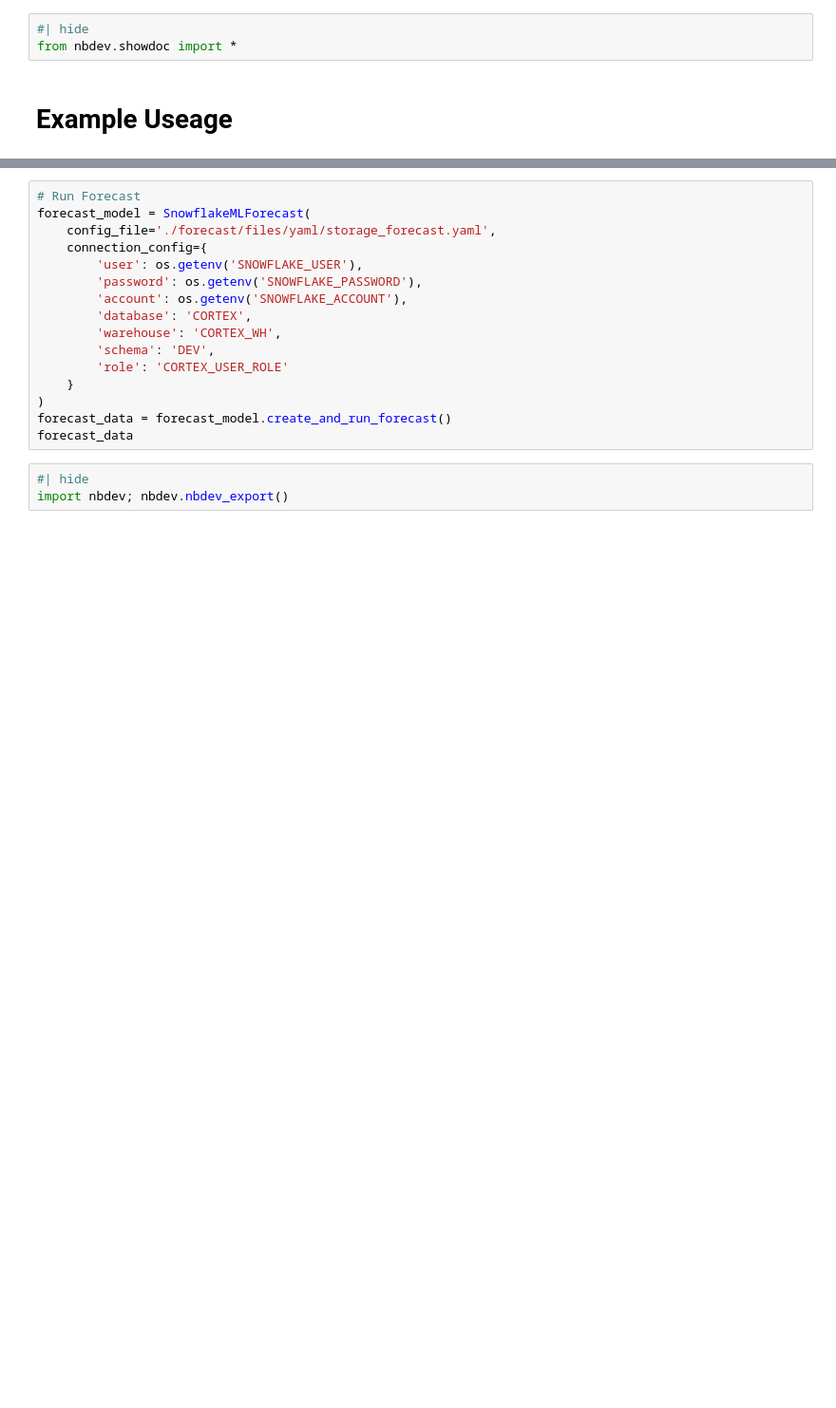
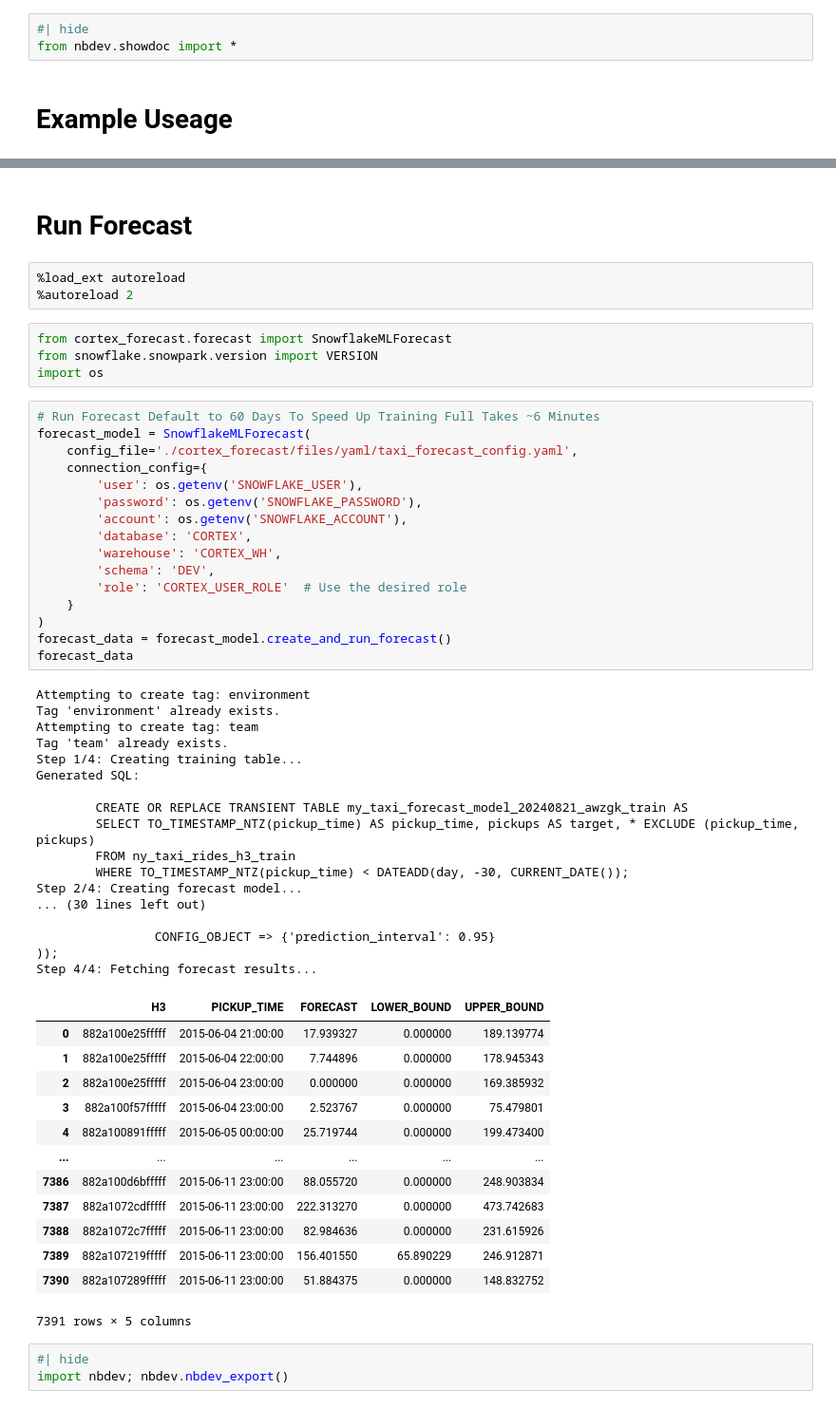
Before and after one commit to sfc-gh-jdemlow/cortex_forecast, a Jupyter notebook: docs/forecast_taxi_example.ipynb, the cells around one changed output, grey strips where cells are left out. Shown at 95% size. Drawn from its saved outputs; the diff is of its cells as text; blank space fills up the shorter version.

```diff
--- a/docs/forecast_taxi_example.ipynb
+++ b/docs/forecast_taxi_example.ipynb
@@ -81,19 +104,59 @@ Step 4/4: Fetching forecast results...
+# %% [markdown]
+# Run Forecast
+# %%
+%load_ext autoreload
+%autoreload 2
+# %%
+from cortex_forecast.forecast import SnowflakeMLForecast
+from snowflake.snowpark.version import VERSION
+import os
 # %%
-# Run Forecast
+# Run Forecast Default to 60 Days To Speed Up Training Full Takes ~6 Minutes
 forecast_model = SnowflakeMLForecast(
-    config_file='./forecast/files/yaml/storage_forecast.yaml',
+    config_file='./cortex_forecast/files/yaml/taxi_forecast_config.yaml',
     connection_config={
         'user': os.getenv('SNOWFLAKE_USER'),
         'password': os.getenv('SNOWFLAKE_PASSWORD'),
         'account': os.getenv('SNOWFLAKE_ACCOUNT'),
         'database': 'CORTEX',
         'warehouse': 'CORTEX_WH',
         'schema': 'DEV',
-        'role': 'CORTEX_USER_ROLE'
+        'role': 'CORTEX_USER_ROLE'  # Use the desired role
     }
 )
 forecast_data = forecast_model.create_and_run_forecast()
 forecast_data
+# %% [output]
+Attempting to create tag: environment
+Tag 'environment' already exists.
+Attempting to create tag: team
+Tag 'team' already exists.
+Step 1/4: Creating training table...
+Generated SQL:
+
+        CREATE OR REPLACE TRANSIENT TABLE my_taxi_forecast_model_20240821_awzgk_train AS
+        SELECT TO_TIMESTAMP_NTZ(pickup_time) AS pickup_time, pickups AS target, * EXCLUDE (pickup_time, pickups)
+        FROM ny_taxi_rides_h3_train
+        WHERE TO_TIMESTAMP_NTZ(pickup_time) < DATEADD(day, -30, CURRENT_DATE());
+Step 2/4: Creating forecast model...
+... (30 lines left out)
+
+                CONFIG_OBJECT => {'prediction_interval': 0.95}
+));
+Step 4/4: Fetching forecast results...
+|  | H3 | PICKUP_TIME | FORECAST | LOWER_BOUND | UPPER_BOUND |
+| 0 | 882a100e25fffff | 2015-06-04 21:00:00 | 17.939327 | 0.000000 | 189.139774 |
+| 1 | 882a100e25fffff | 2015-06-04 22:00:00 | 7.744896 | 0.000000 | 178.945343 |
+| 2 | 882a100e25fffff | 2015-06-04 23:00:00 | 0.000000 | 0.000000 | 169.385932 |
+| 3 | 882a100f57fffff | 2015-06-04 23:00:00 | 2.523767 | 0.000000 | 75.479801 |
+| 4 | 882a100891fffff | 2015-06-05 00:00:00 | 25.719744 | 0.000000 | 199.473400 |
+| ... | ... | ... | ... | ... | ... |
+| 7386 | 882a100d6bfffff | 2015-06-11 23:00:00 | 88.055720 | 0.000000 | 248.903834 |
+| 7387 | 882a1072cdfffff | 2015-06-11 23:00:00 | 222.313270 | 0.000000 | 473.742683 |
+| 7388 | 882a1072c7fffff | 2015-06-11 23:00:00 | 82.984636 | 0.000000 | 231.615926 |
+| 7389 | 882a107219fffff | 2015-06-11 23:00:00 | 156.401550 | 65.890229 | 246.912871 |
+| 7390 | 882a107289fffff | 2015-06-11 23:00:00 | 51.884375 | 0.000000 | 148.832752 |
+7391 rows × 5 columns
 # %%
 #| hide
 import nbdev; nbdev.nbdev_export()
```
Also changed, not shown: parts of 8 cells of this notebook, 4 other files.
